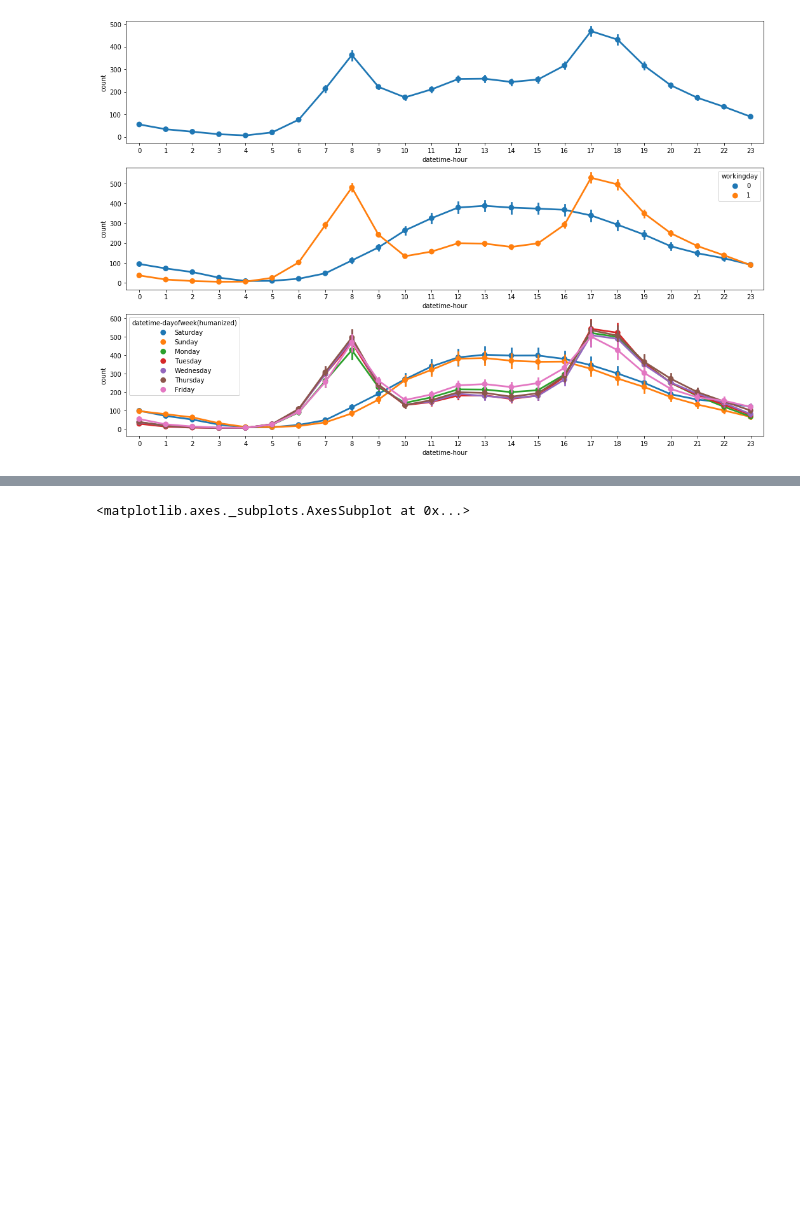
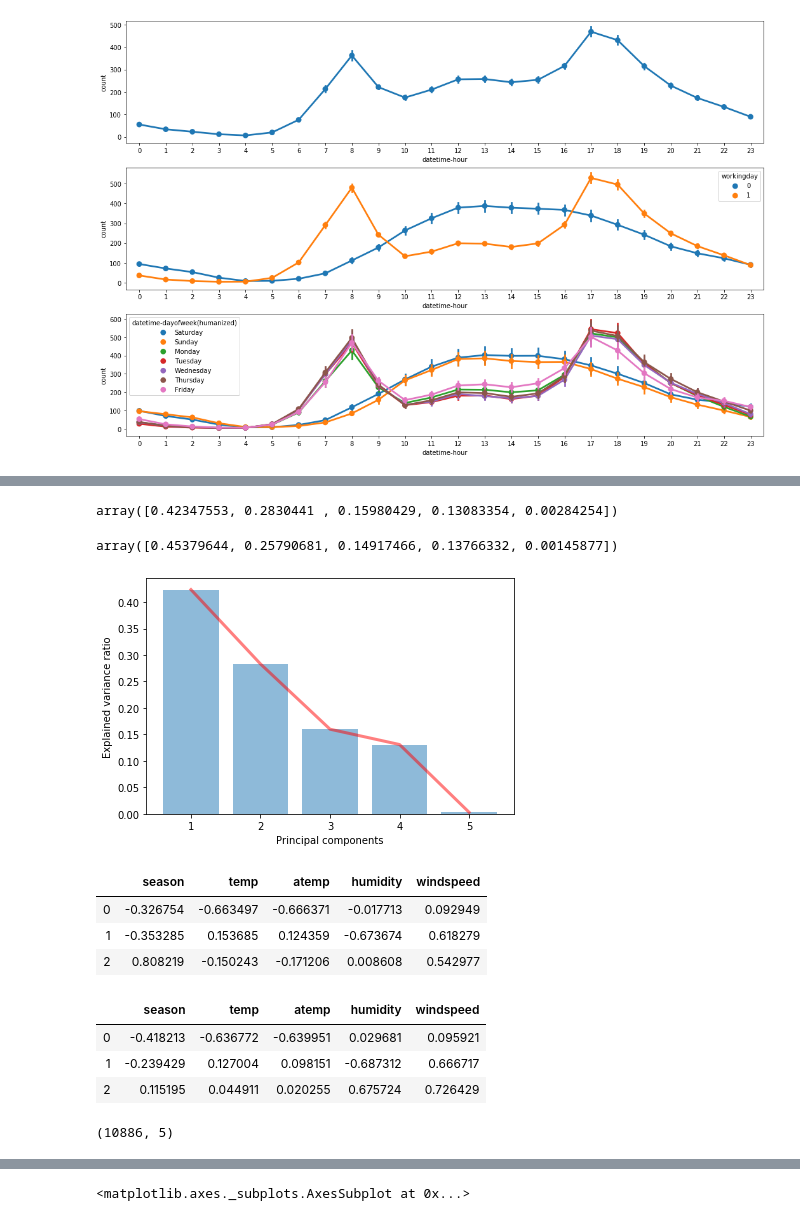
Before and after one commit to taeyoung02/machine-deep-running, a Jupyter notebook: bike-sharing-demand.ipynb, the cells around one changed output, grey strips where cells are left out. Saved outputs shown, nothing was run; the diff lists cells and outputs as text; code cells hidden in the pictures; blank space fills up the shorter version.

```diff
--- a/bike-sharing-demand.ipynb
+++ b/bike-sharing-demand.ipynb
@@ -218,0 +266,5 @@ sns.pointplot(data=train, x="datetime-hour", y="count", hue="datetime-dayofweek(
+# %%
+weather1 = ['season', 'temp', 'atemp', 'humidity', 'windspeed']
+only_weather1 = train[weather1]
+only_weather_test = test[weather1]
+only_weather_test.head()
@@ -218,0 +306,8 @@ sns.pointplot(data=train, x="datetime-hour", y="count", hue="datetime-dayofweek(
+# %%
+#StandardScaler() = 데이터를 조정하여 평균을0, 분산을 1로만들음
+#같은 데이터에서 분기된 데이터들의 경우는 fit된 scaler를 test에 적용해야함
+from sklearn.preprocessing import StandardScaler
+from sklearn.decomposition import PCA
+scaler = StandardScaler()
+scaler.fit(only_weather1)
+df_scaled = scaler.transform(only_weather1)
@@ -218,0 +319,7 @@ sns.pointplot(data=train, x="datetime-hour", y="count", hue="datetime-dayofweek(
+# %%
+#PCA fit
+#주성분(분산을 잘 나타내는)을 찾음
+pca = PCA()
+pca.fit(df_scaled)
+x_pca = pca.transform(df_scaled)
+loading = pd.DataFrame(pca.components_, columns = only_weather1.columns)
@@ -218,0 +332,40 @@ sns.pointplot(data=train, x="datetime-hour", y="count", hue="datetime-dayofweek(
+# %%
+pca.explained_variance_ratio_
+# %% [output]
+array([0.42347553, 0.2830441 , 0.15980429, 0.13083354, 0.00284254])
+# %%
+pca_test.explained_variance_ratio_
+# %% [output]
+array([0.45379644, 0.25790681, 0.14917466, 0.13766332, 0.00145877])
+# %%
+plt.plot(range(1,6), pca.explained_variance_ratio_, alpha=0.5, linewidth=3, color='red')
+plt.bar(range(1,6), pca.explained_variance_ratio_, alpha=0.5)
+
+plt.ylabel('Explained variance ratio')
+plt.xlabel('Principal components')
+
+plt.tight_layout()
+plt.show()
+# %% [output]
+[figure, added]
+# %%
+#3개의 축만 사용하기로
+loading1 = loading[0:3]
+loading1
+# %% [output]
+|  | season | temp | atemp | humidity | windspeed |
+| 0 | -0.326754 | -0.663497 | -0.666371 | -0.017713 | 0.092949 |
+| 1 | -0.353285 | 0.153685 | 0.124359 | -0.673674 | 0.618279 |
+| 2 | 0.808219 | -0.150243 | -0.171206 | 0.008608 | 0.542977 |
+# %%
+loading_test1 = loading_test[0:3]
+loading_test1
+# %% [output]
+|  | season | temp | atemp | humidity | windspeed |
+| 0 | -0.418213 | -0.636772 | -0.639951 | 0.029681 | 0.095921 |
+| 1 | -0.239429 | 0.127004 | 0.098151 | -0.687312 | 0.666717 |
+| 2 | 0.115195 | 0.044911 | 0.020255 | 0.675724 | 0.726429 |
+# %%
+only_weather1.shape
+# %% [output]
+(10886, 5)
```
Also changed, not shown: parts of 132 cells of this notebook.
